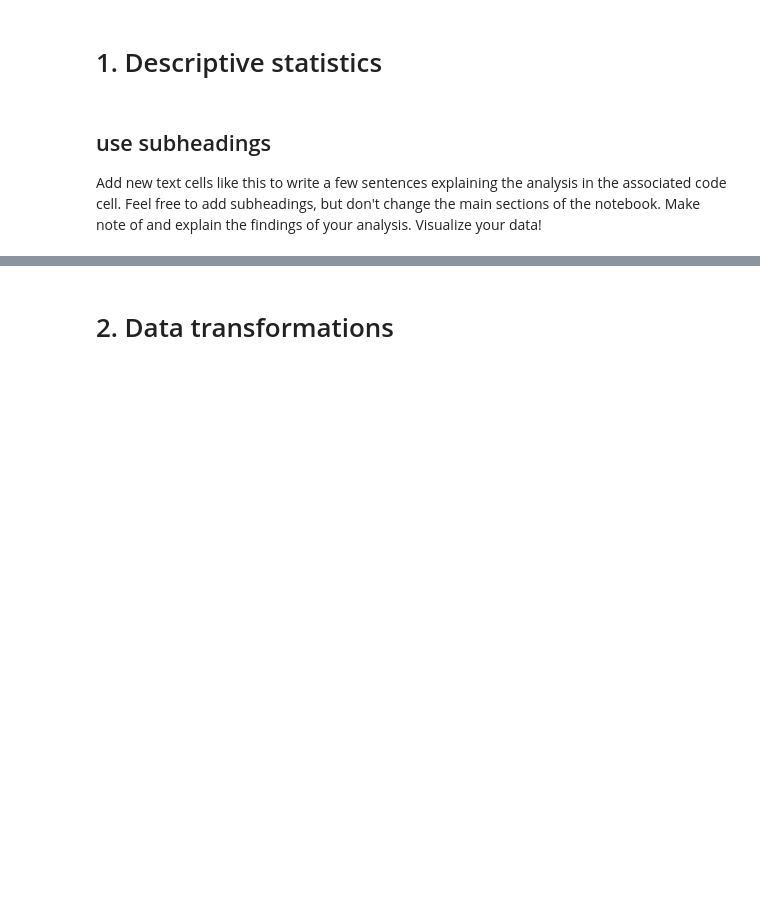
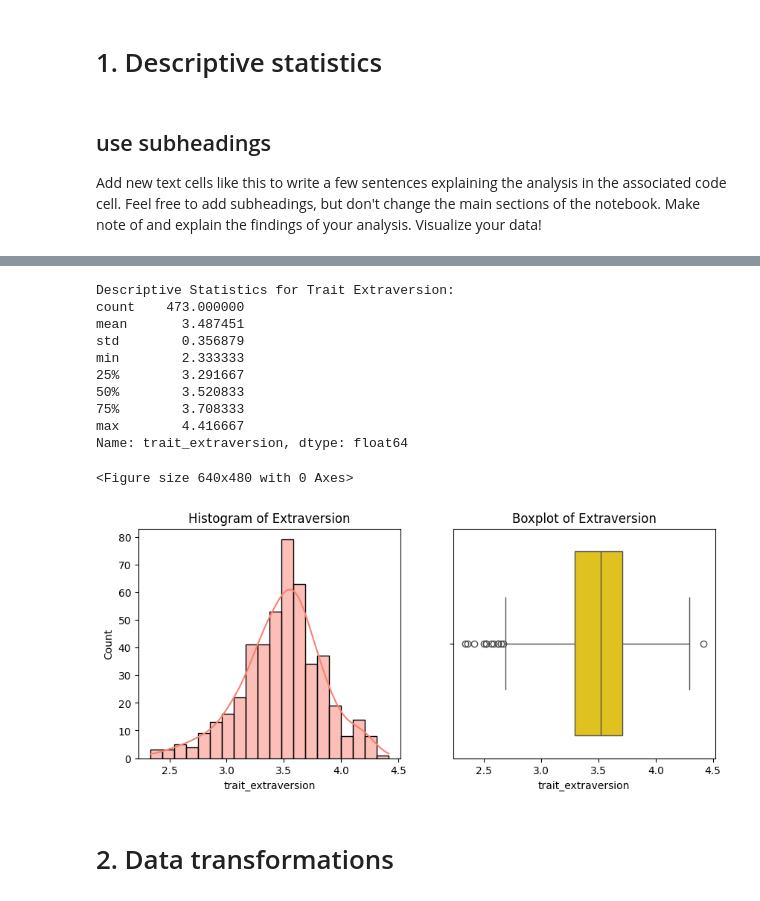
Before and after one commit to cca-cce/osm-comm, a Jupyter notebook: jnb/skoc62_labs.ipynb, the cells around one changed output, grey strips where cells are left out. Drawn from its saved outputs; the diff is of its cells as text; code cells hidden in the pictures; blank space fills up the shorter version.

```diff
--- a/jnb/skoc62_labs.ipynb
+++ b/jnb/skoc62_labs.ipynb
@@ -46,3 +143,33 @@ Add new text cells like this to write a few sentences explaining the analysis in
+# %%
+# code cell 1.4, keep this comment, edit content but do not add more code cells
+import matplotlib.pyplot as plt
+import seaborn as sns
+
+# Descriptive Statistics
+print("Descriptive Statistics for Trait Extraversion:")
+print(df['trait_extraversion'].describe())
+
+# Visualization: Histogram and Boxplot
+plt.clf()
+fig, axes = plt.subplots(1, 2, figsize=(10, 4))
+sns.histplot(df['trait_extraversion'].dropna(), kde=True, ax=axes[0], color='salmon')
+axes[0].set_title('Histogram of Extraversion')
+sns.boxplot(x=df['trait_extraversion'].dropna(), ax=axes[1], color='gold')
+axes[1].set_title('Boxplot of Extraversion')
+plt.savefig('trait_extraversion_analysis.png')
+# %% [output]
+Descriptive Statistics for Trait Extraversion:
+count    473.000000
+mean       3.487451
+std        0.356879
+min        2.333333
+25%        3.291667
+50%        3.520833
+75%        3.708333
+max        4.416667
+Name: trait_extraversion, dtype: float64
+<Figure size 640x480 with 0 Axes>
+[figure, added]
 # %% [markdown]
 # 2. Data transformations
 # %%
```
Also changed, not shown: parts of 9 cells of this notebook.
